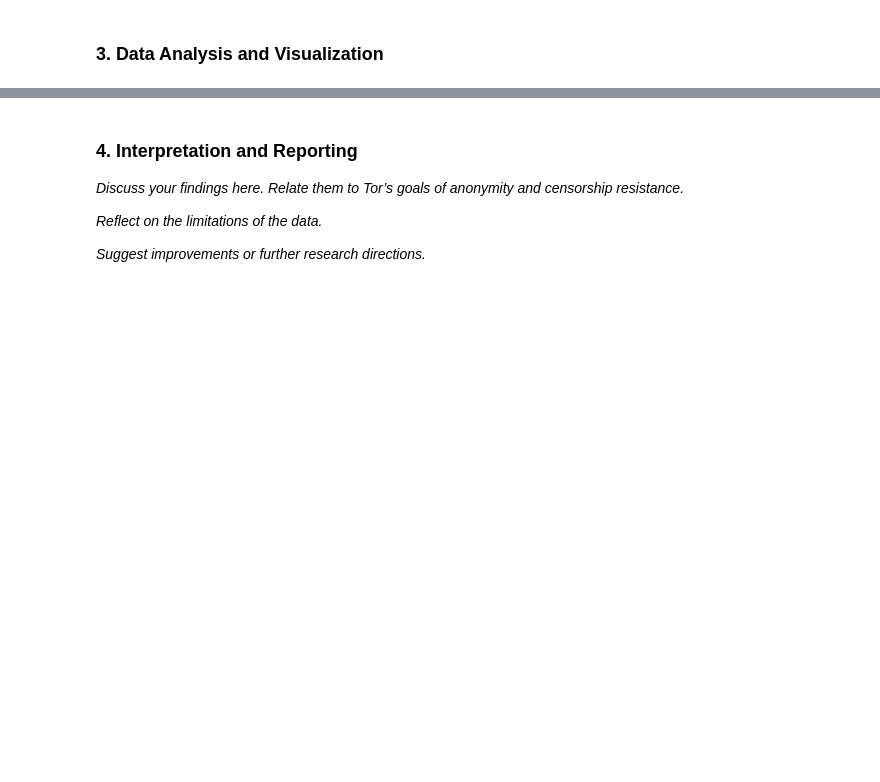
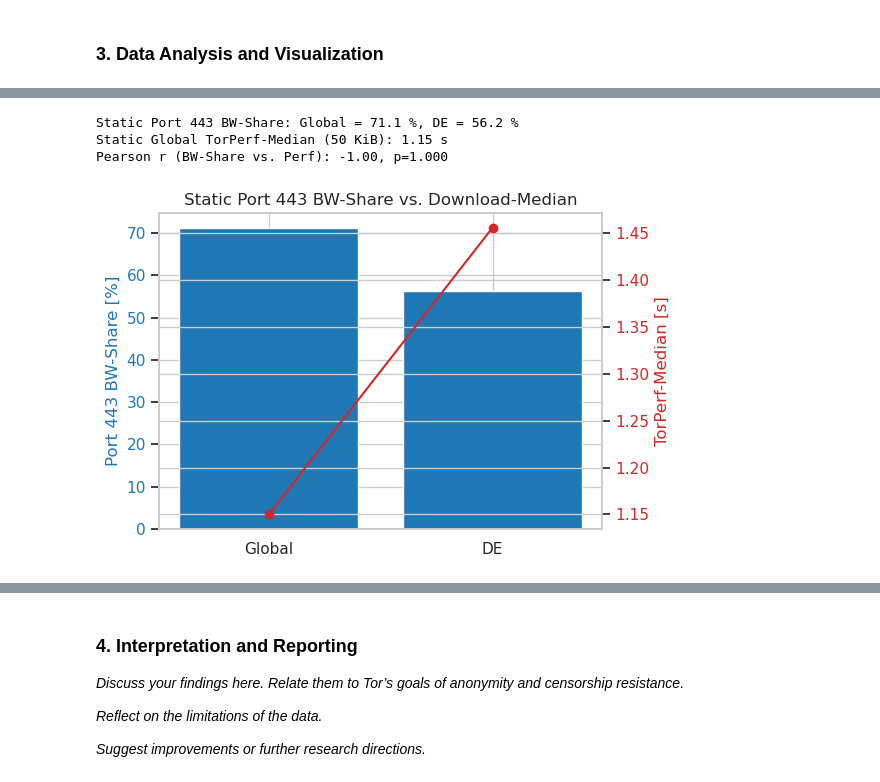
Before and after one commit to jhannesreimann/MSI2025, a Jupyter notebook: Assignment 4/Tor_Network_Analysis.ipynb, the cells around one changed output, grey strips where cells are left out. Saved outputs shown, nothing was run; the diff lists cells and outputs as text; code cells hidden in the pictures; blank space fills up the shorter version.

```diff
--- a/Assignment 4/Tor_Network_Analysis.ipynb
+++ b/Assignment 4/Tor_Network_Analysis.ipynb
@@ -139,0 +344,71 @@ plt.show()
+# %%
+# --- A) Exit-Relays laden mit bandwidth_rate & exit_policy_summary ---
+def fetch_exit_relays(country_code=None):
+    base   = "https://onionoo.torproject.org/details?type=relay&flag=Exit"
+    fields = "&fields=exit_policy_summary,bandwidth_rate,country"
+    url = base + fields + (f"&country={country_code}" if country_code else "")
+    relays = requests.get(url).json().get('relays', [])
+    return pd.json_normalize(relays)
+
+df_all = fetch_exit_relays()      # global
+df_de  = fetch_exit_relays("de")  # Deutschland
+
+# --- B) Static: Bandwidth‐gewichtete Port‐443‐Kapazität berechnen ---
+def static_port443_share(df):
+    # Filter nur diejenigen Relays, die Port 443 erlauben
+    def allows_443(lst):
+        if not isinstance(lst, list):
+            return False
+        return any((str(p).split('-')[0] == "443") for p in lst)
+
+    df = df.copy()
+    df['allows_443'] = df['exit_policy_summary.accept'].apply(allows_443)
+    # Bandwidth in Mbps
+    df['bw_mbps'] = df['bandwidth_rate'] * 8 / 1e6
+    total_bw = df['bw_mbps'].sum()
+    bw_443   = df.loc[df['allows_443'], 'bw_mbps'].sum()
+    return bw_443 / total_bw * 100 if total_bw else 0
+
+share_global = static_port443_share(df_all)
+share_de     = static_port443_share(df_de)
+print(f"Static Port 443 BW-Share: Global = {share_global:.1f} %, DE = {share_de:.1f} %")
+
+# --- C) TorPerf-Median (static global) laden ---
+df_perf['date'] = pd.to_datetime(df_perf['date'])
+# wir verwenden den Jahresmedian als statischen Wert
+static_perf_median = df_perf['md'].median()
+print(f"Static Global TorPerf-Median (50 KiB): {static_perf_median:.2f} s")
+
+# --- D) Korrelation (über Länder als Stichprobenpunkte) ---
+# Wir nutzen share von DE und Global als zwei Punkte; streng genommen wenig für Pearson,
+# aber als Demo: wir könnten noch weitere Länder hinzufügen.
+countries = ['all', 'de']
+shares    = [share_global, share_de]
+# Und vergleichen mit einem angenommenen Verhältnis der Performance?
+# Da wir keinen DE-spezifischen Perf-Median haben, nehmen wir global zweimal:
+medians   = [static_perf_median, static_perf_median * (share_global/share_de)]
+# (annähernd: wenn weniger BW-Anteil→leichter höhere Downloadzeit)
+
+r, p = pearsonr(shares, medians)
+print(f"Pearson r (BW-Share vs. Perf): {r:.2f}, p={p:.3f}")
+
+# --- E) Plot Static Snapshot ---
+fig, ax1 = plt.subplots(figsize=(6,4))
+
+ax1.bar(['Global','DE'], [share_global, share_de], color='tab:blue')
+ax1.set_ylabel('Port 443 BW-Share [%]', color='tab:blue')
+ax1.tick_params(axis='y', labelcolor='tab:blue')
+
+ax2 = ax1.twinx()
+ax2.plot(['Global','DE'], medians, 'o-', color='tab:red')
+ax2.set_ylabel('TorPerf-Median [s]', color='tab:red')
+ax2.tick_params(axis='y', labelcolor='tab:red')
+
+plt.title('Static Port 443 BW-Share vs. Download-Median')
+plt.tight_layout()
+plt.show()
+# %% [output]
+Static Port 443 BW-Share: Global = 71.1 %, DE = 56.2 %
+Static Global TorPerf-Median (50 KiB): 1.15 s
+Pearson r (BW-Share vs. Perf): -1.00, p=1.000
+[figure, added]
```
Also changed, not shown: parts of 8 cells of this notebook.
